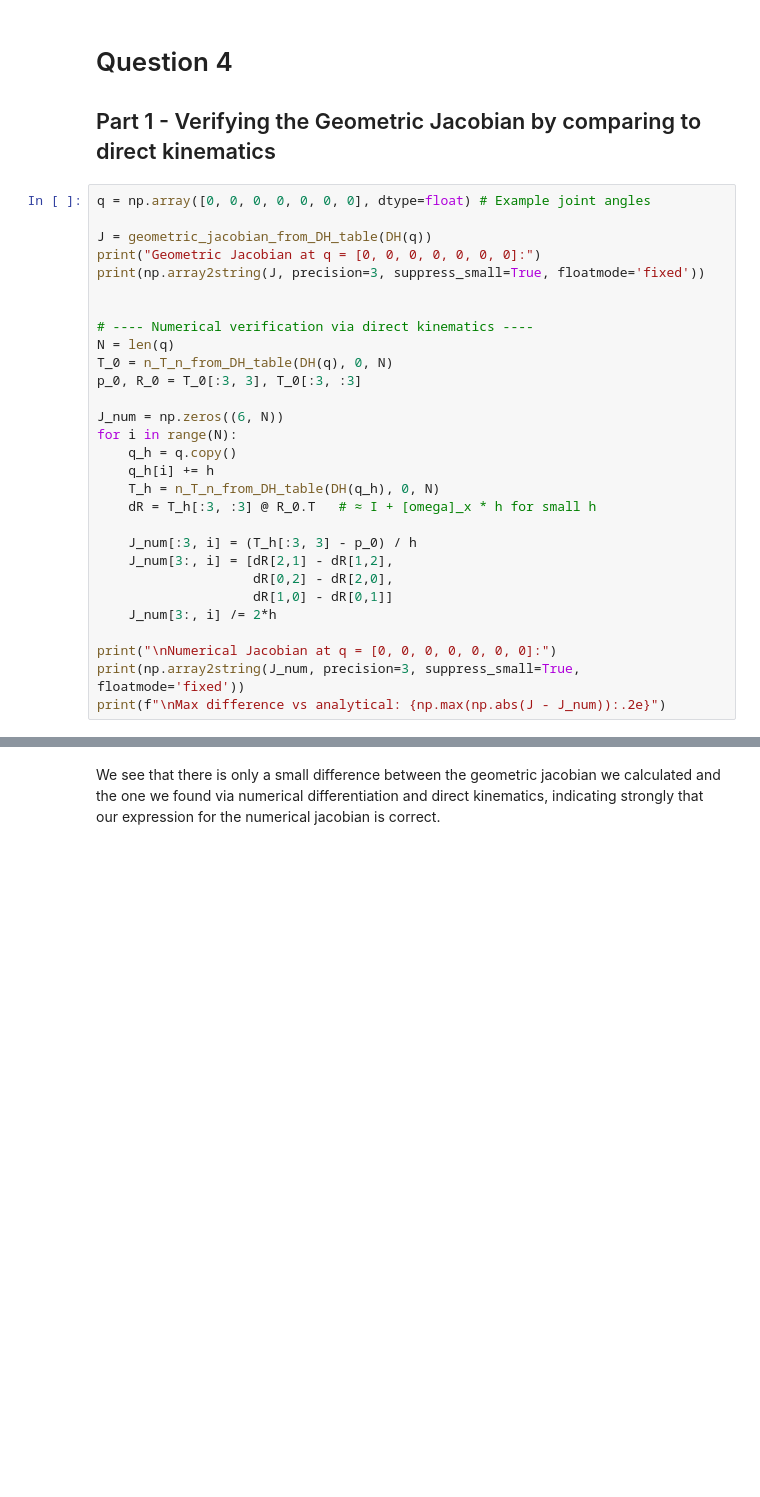
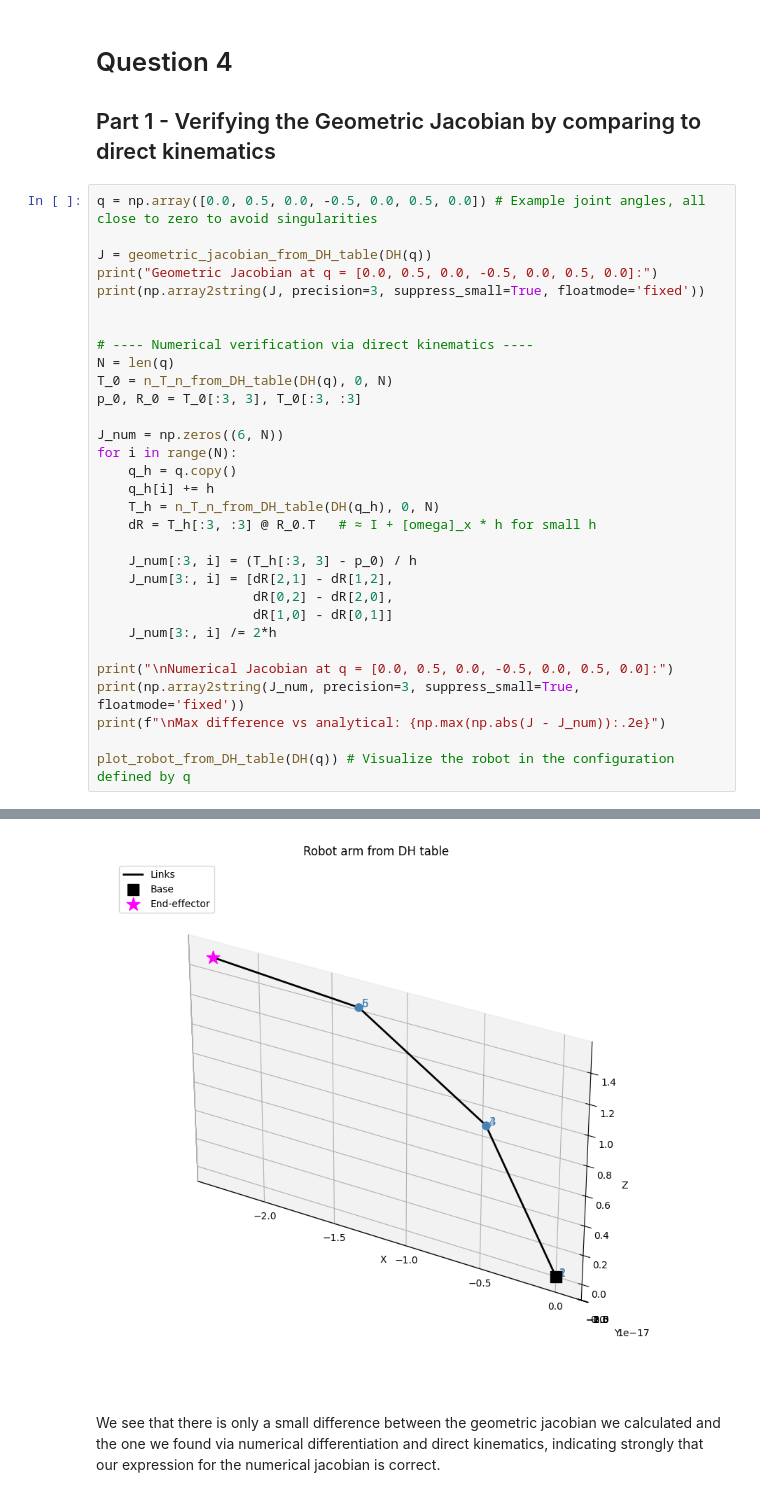
Before and after one commit to capsctrl/RMan, a Jupyter notebook: kuka_arm_analysis.ipynb, the cells around one changed output, grey strips where cells are left out. Drawn from its saved outputs; the diff is of its cells as text; blank space fills up the shorter version.

Commit message:
feat: new plots

```diff
--- a/kuka_arm_analysis.ipynb
+++ b/kuka_arm_analysis.ipynb
@@ -36,10 +38,10 @@ def DH(q):
 
 ## Part 1 - Verifying the Geometric Jacobian by comparing to direct kinematics
 # %%
-q = np.array([0, 0, 0, 0, 0, 0, 0], dtype=float) # Example joint angles
+q = np.array([0.0, 0.5, 0.0, -0.5, 0.0, 0.5, 0.0]) # Example joint angles, all close to zero to avoid singularities
 
 J = geometric_jacobian_from_DH_table(DH(q))
-print("Geometric Jacobian at q = [0, 0, 0, 0, 0, 0, 0]:")
+print("Geometric Jacobian at q = [0.0, 0.5, 0.0, -0.5, 0.0, 0.5, 0.0]:")
 print(np.array2string(J, precision=3, suppress_small=True, floatmode='fixed'))
 
 
@@ -61,7 +63,9 @@ for i in range(N):
                     dR[1,0] - dR[0,1]]
     J_num[3:, i] /= 2*h
 
-print("\nNumerical Jacobian at q = [0, 0, 0, 0, 0, 0, 0]:")
+print("\nNumerical Jacobian at q = [0.0, 0.5, 0.0, -0.5, 0.0, 0.5, 0.0]:")
 print(np.array2string(J_num, precision=3, suppress_small=True, floatmode='fixed'))
 print(f"\nMax difference vs analytical: {np.max(np.abs(J - J_num)):.2e}")
+
+plot_robot_from_DH_table(DH(q)) # Visualize the robot in the configuration defined by q
 # %% [output]
@@ -85,3 +89,4 @@ Max difference vs analytical: 1.50e-03
+[figure, added]
 # %% [markdown]
 We see that there is only a small difference between the geometric jacobian we calculated and the one we found via numerical differentiation and direct kinematics, indicating strongly that our expression for the numerical jacobian is correct.
 # %% [markdown]
```
Also changed, not shown: parts of 5 cells of this notebook, 1 other file.
